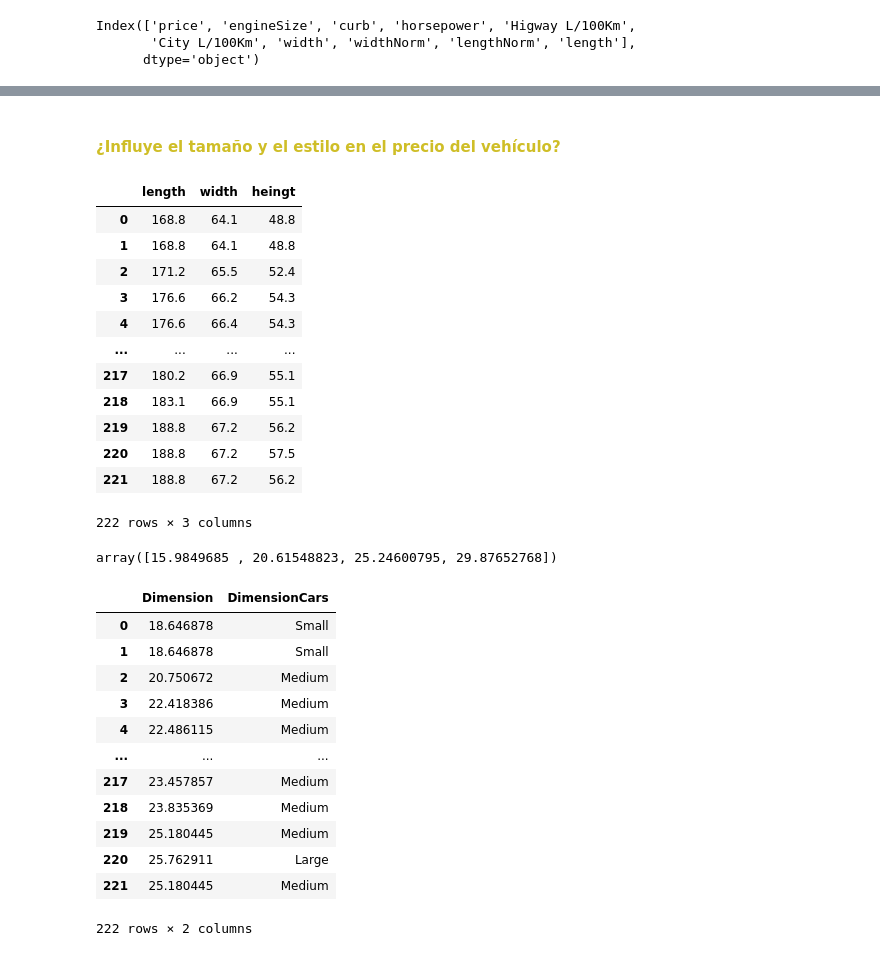
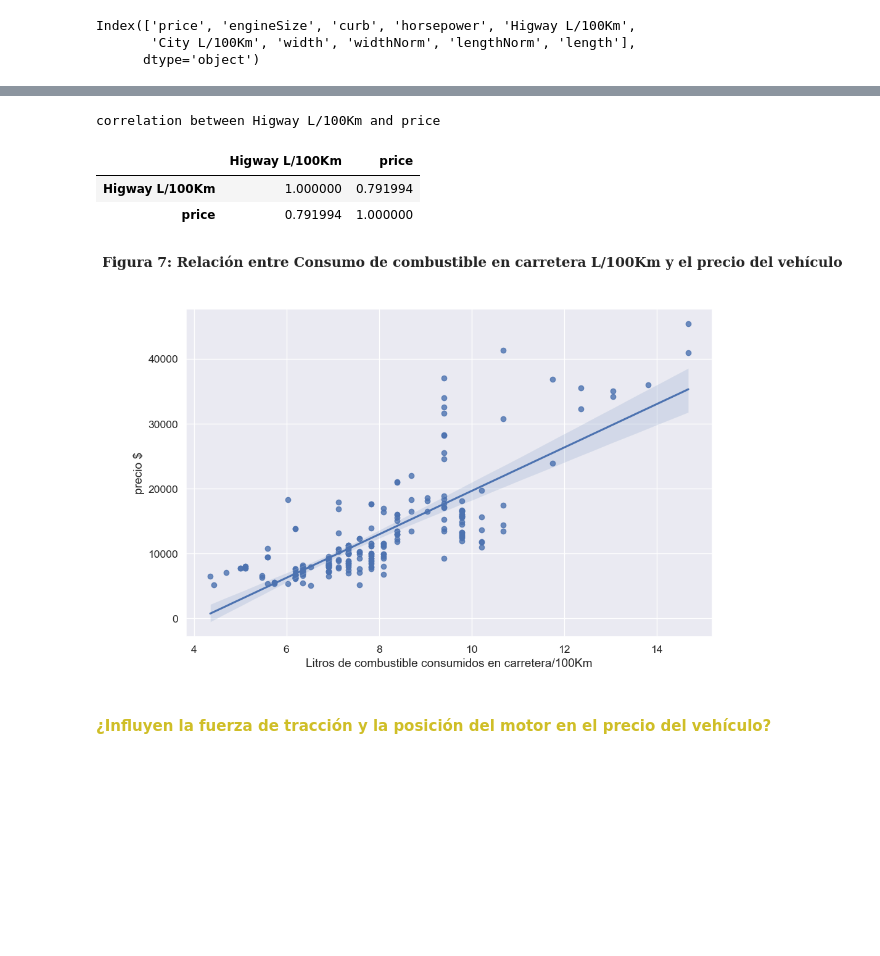
Before and after one commit to Jeffry0412/Proyecto-Final, a Jupyter notebook: EDA_Autos.ipynb, the cells around one changed output, grey strips where cells are left out. Cells and saved outputs as stored; diff of their text form; code cells hidden in the pictures; blank space fills up the shorter version.

```diff
--- a/EDA_Autos.ipynb
+++ b/EDA_Autos.ipynb
@@ -971,19 +974,29 @@ plt.plot(dfAutos["engineSize"], trend, "r");
+# %%
+fig, ax = plt.subplots(1, 1, figsize=(11,6.9), dpi=100)
+
+sns.regplot(x = "Higway L/100Km", y = "price",data = dfAutos)
+print("correlation between Higway L/100Km and price")
+
+plt.xlabel("Litros de combustible consumidos en carretera/100Km")
+plt.ylabel("precio $")
+
+title_t = "Figura 7: Relación entre Consumo de combustible en carretera L/100Km y el precio del vehículo"
+plt.title(title_t, #mensaje del título
+            horizontalalignment = "left", # se define posición del texto al lado izquierdo
+             x = 0.001,
+             y = 0.98,
+            transform = fig.transFigure,
+            fontsize = 16,
+            fontweight = "bold",
+            fontfamily = "serif")
+
+
+dfAutos[["Higway L/100Km", "price"]].corr()
+# %% [output]
+correlation between Higway L/100Km and price
+|  | Higway L/100Km | price |
+| Higway L/100Km | 1.000000 | 0.791994 |
+| price | 0.791994 | 1.000000 |
+[figure, added]
 # %% [markdown]
-<h4 Style = "color:#cfbe27"> ¿Influye el tamaño y el estilo en el precio del vehículo? </h4>
+<h4 Style = "color:#cfbe27"> ¿Influyen la fuerza de tracción y la posición del motor en el precio del vehículo? </h4>
-# %%
-dfTemp = dfAutos[["length","width","heingt"]]
-dfTemp
-# %% [output]
-|  | length | width | heingt |
-| 0 | 168.8 | 64.1 | 48.8 |
-| 1 | 168.8 | 64.1 | 48.8 |
-| 2 | 171.2 | 65.5 | 52.4 |
-| 3 | 176.6 | 66.2 | 54.3 |
-| 4 | 176.6 | 66.4 | 54.3 |
-| ... | ... | ... | ... |
-| 217 | 180.2 | 66.9 | 55.1 |
-| 218 | 183.1 | 66.9 | 55.1 |
-| 219 | 188.8 | 67.2 | 56.2 |
-| 220 | 188.8 | 67.2 | 57.5 |
-| 221 | 188.8 | 67.2 | 56.2 |
-222 rows × 3 columns
@@ -992,23 +1002,0 @@ dfAutos["Dimension"] = (dfAutos["length"] * dfAutos["width"] * dfAutos["heingt"]
-# %%
-bins = np.linspace(min(dfAutos["Dimension"]), max(dfAutos["Dimension"]), 4)
-bins
-# %% [output]
-array([15.9849685 , 20.61548823, 25.24600795, 29.87652768])
-# %%
-groupNames = ["Small", "Medium", "Large"] #Clasifico en 3 categorías las dimensiones de los vehículos
-dfAutos["DimensionCars"] = pd.cut(dfAutos["Dimension"], bins, labels = groupNames, include_lowest = True)
-dfAutos[["Dimension", "DimensionCars"]]
-# %% [output]
-|  | Dimension | DimensionCars |
-| 0 | 18.646878 | Small |
-| 1 | 18.646878 | Small |
-| 2 | 20.750672 | Medium |
-| 3 | 22.418386 | Medium |
-| 4 | 22.486115 | Medium |
-| ... | ... | ... |
-| 217 | 23.457857 | Medium |
-| 218 | 23.835369 | Medium |
-| 219 | 25.180445 | Medium |
-| 220 | 25.762911 | Large |
-| 221 | 25.180445 | Medium |
-222 rows × 2 columns
```
Also changed, not shown: parts of 18 cells of this notebook.
